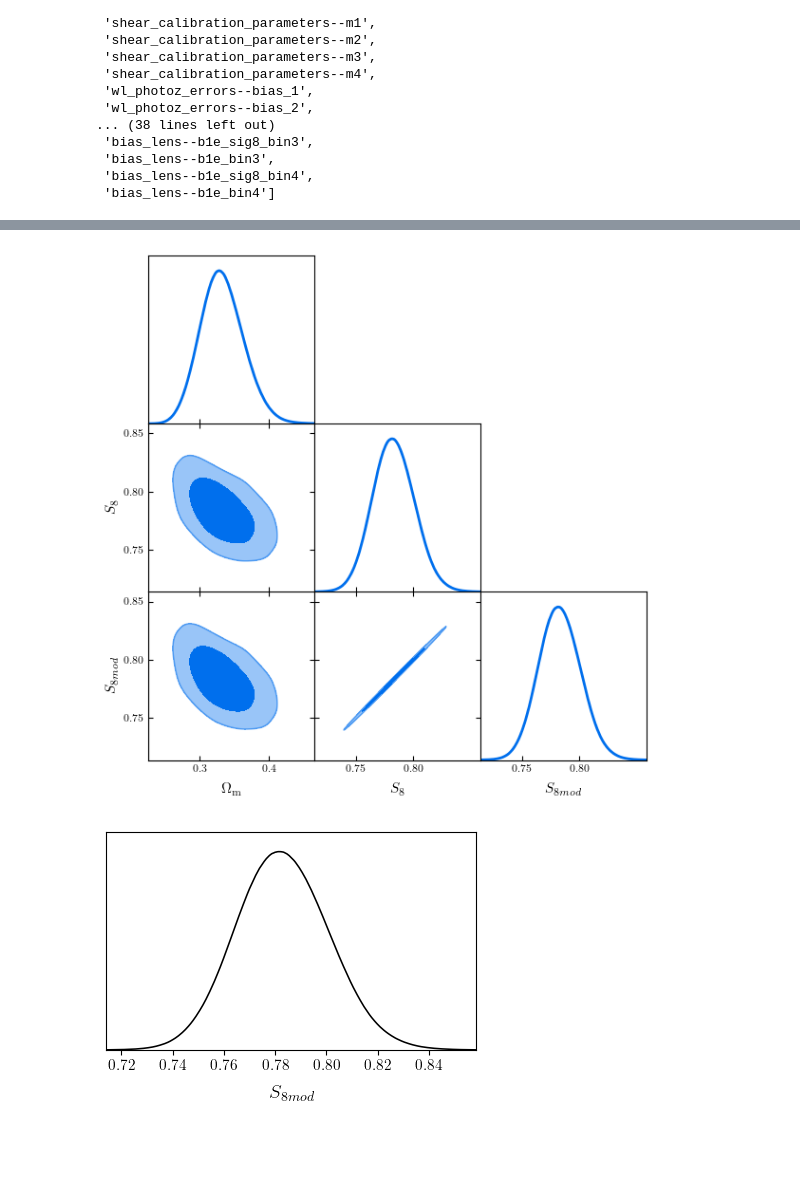
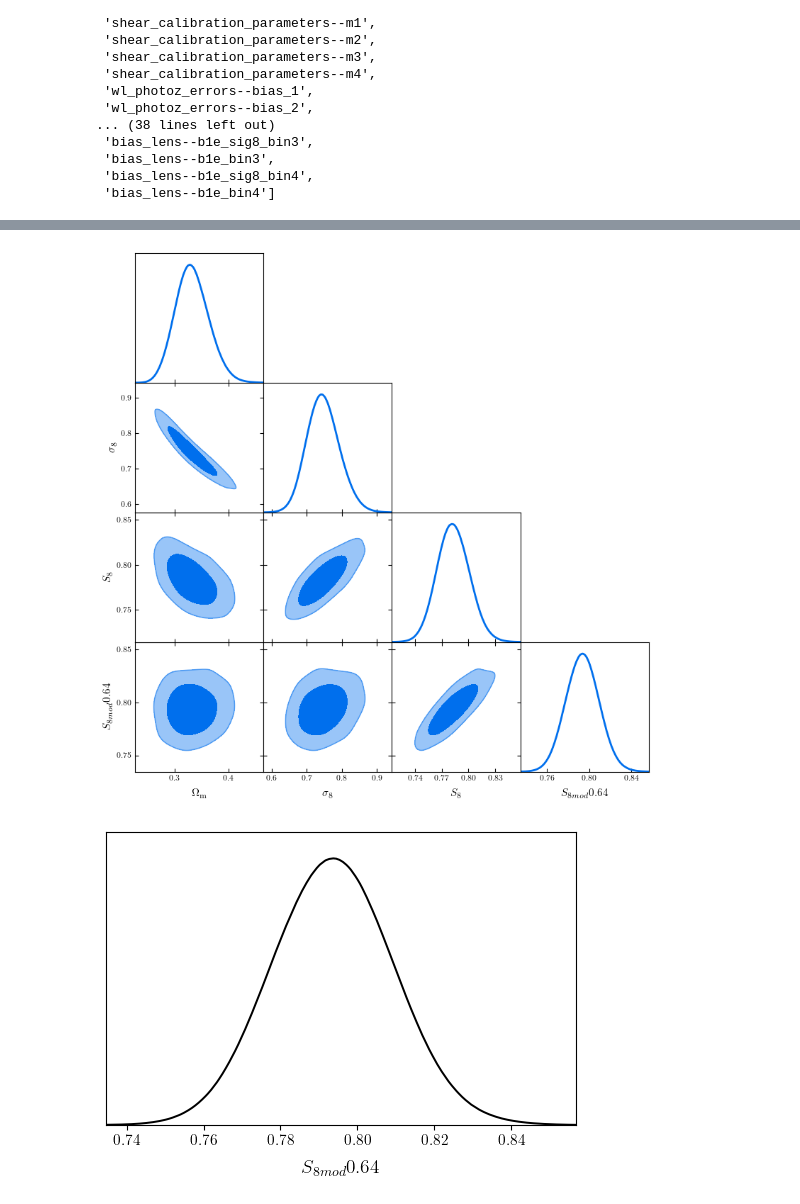
Before and after one commit to JMTcodes/compressing-shear-likelihood, a Jupyter notebook: test.ipynb, the cells around one changed output, grey strips where cells are left out. Cells and saved outputs as stored; diff of their text form; code cells hidden in the pictures; blank space fills up the shorter version.

```diff
--- a/test.ipynb
+++ b/test.ipynb
@@ -152,5 +160,5 @@ test_chain.getParamNames().numberOfName(param[4])
 # %%
-test_chain_2 = dp.prep_chain2("chain...d3_l_nla_realy3dat.txt","d3_l_nla_realy3dat")
+test_chain_2 = dp.prep_chain2("chain...d3_l_nla_realy3dat.txt","d3_l_nla_realy3dat",num=0.64)
 # %% [output]
 ...getting data from  chain...d3_l_nla_realy3dat.txt
 ... removing rows with NaNs (number of rows = 0)
@@ -193,5 +212,5 @@ test_chain_2.getParamNames().list()
  'bias_lens--b1e_bin4']
 # %%
 new_plot = plots.get_subplot_plotter()
-new_plot.triangle_plot([test_chain_2], ["cosmological_parameters--omega_m","S8","S8mod"], filled=True, contour_lws=2)
+new_plot.triangle_plot([test_chain_2], ["cosmological_parameters--omega_m",'cosmological_parameters--sigma_8',"S8","S8mod"], filled=True, contour_lws=2)
 # %% [output]
@@ -199,6 +217,6 @@ WARNING:root:Parameters are 100% correlated: S8, S8mod
-[figure, old version]
+[figure, new version]
 # %%
-ggs =plots.get_single_plotter(width_inch=4)
+ggs =plots.get_single_plotter(width_inch=5)
 ggs.plot_1d(test_chain_2, "S8mod")
 # %% [output]
-[figure, old version]
+[figure, new version]
```
Also changed, not shown: parts of 57 cells of this notebook, 22 other files.
